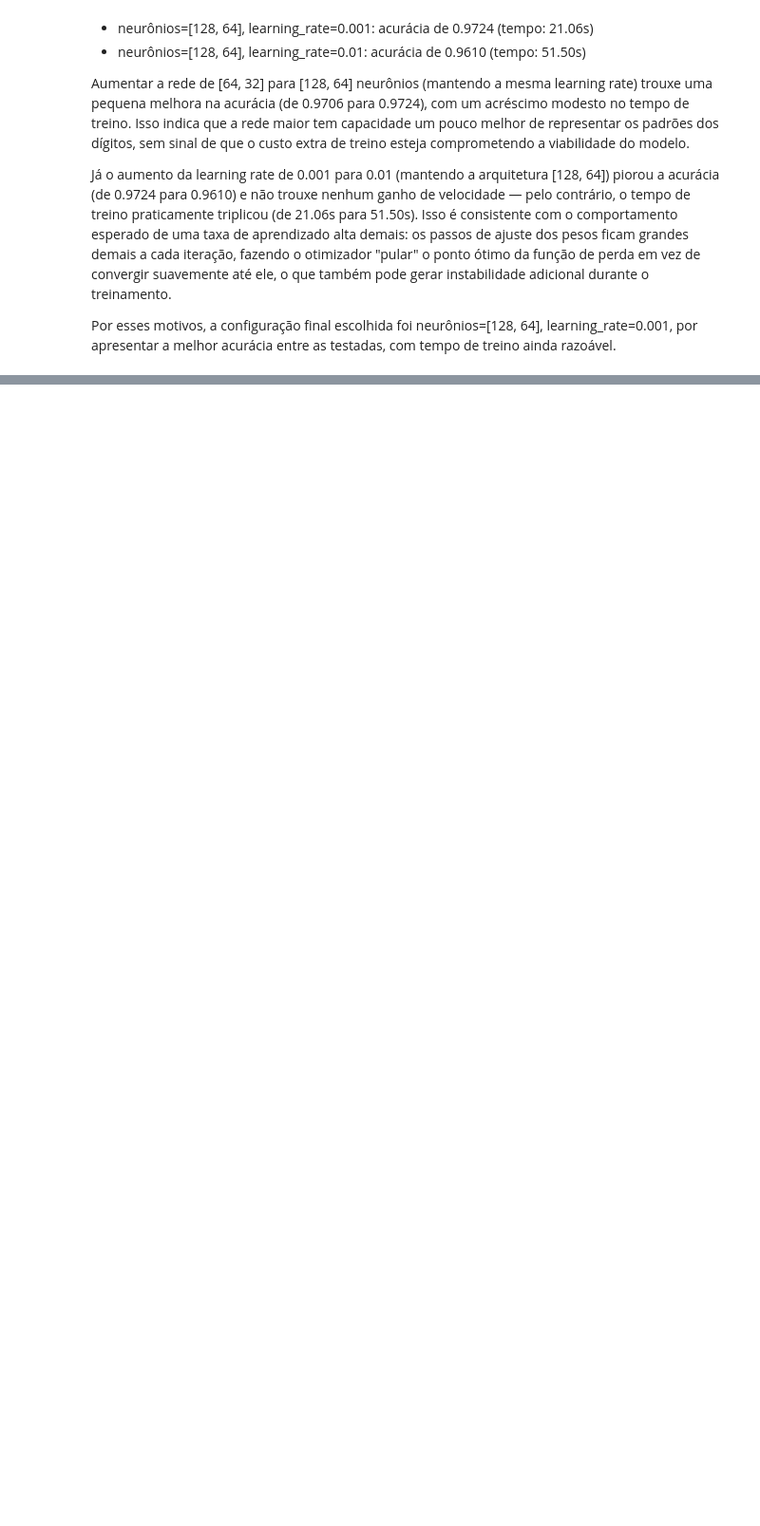
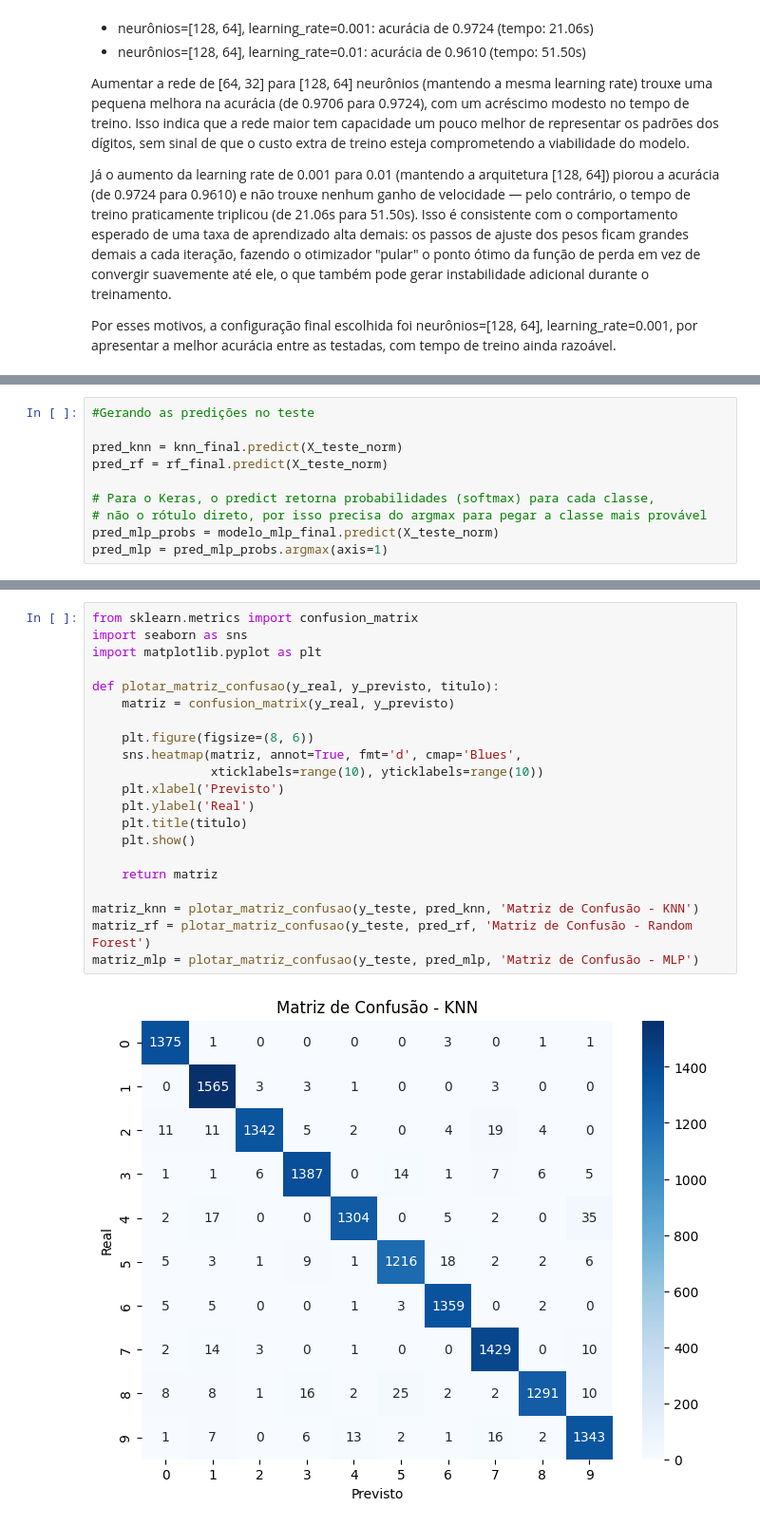
Before and after one commit to eduardaecher/multiclass-predictive-pipeline, a Jupyter notebook: multiclass-predictive-pipeline.ipynb, the cells around one changed output, grey strips where cells are left out. Shown at 95% size. Cells and saved outputs as stored; diff of their text form; blank space fills up the shorter version.

```diff
--- a/multiclass-predictive-pipeline.ipynb
+++ b/multiclass-predictive-pipeline.ipynb
@@ -482,0 +486,10 @@ Tempo de treino do MLP final: 56.84 segundos
+# %%
+#Gerando as predições no teste
+
+pred_knn = knn_final.predict(X_teste_norm)
+pred_rf = rf_final.predict(X_teste_norm)
+
+# Para o Keras, o predict retorna probabilidades (softmax) para cada classe,
+# não o rótulo direto, por isso precisa do argmax para pegar a classe mais provável
+pred_mlp_probs = modelo_mlp_final.predict(X_teste_norm)
+pred_mlp = pred_mlp_probs.argmax(axis=1)
@@ -482,0 +498,23 @@ Tempo de treino do MLP final: 56.84 segundos
+# %%
+from sklearn.metrics import confusion_matrix
+import seaborn as sns
+import matplotlib.pyplot as plt
+
+def plotar_matriz_confusao(y_real, y_previsto, titulo):
+    matriz = confusion_matrix(y_real, y_previsto)
+
+    plt.figure(figsize=(8, 6))
+    sns.heatmap(matriz, annot=True, fmt='d', cmap='Blues',
+                xticklabels=range(10), yticklabels=range(10))
+    plt.xlabel('Previsto')
+    plt.ylabel('Real')
+    plt.title(titulo)
+    plt.show()
+
+    return matriz
+
+matriz_knn = plotar_matriz_confusao(y_teste, pred_knn, 'Matriz de Confusão - KNN')
+matriz_rf = plotar_matriz_confusao(y_teste, pred_rf, 'Matriz de Confusão - Random Forest')
+matriz_mlp = plotar_matriz_confusao(y_teste, pred_mlp, 'Matriz de Confusão - MLP')
+# %% [output]
+[figure, added]
```
Also changed, not shown: parts of 14 cells of this notebook, 1 other file.
